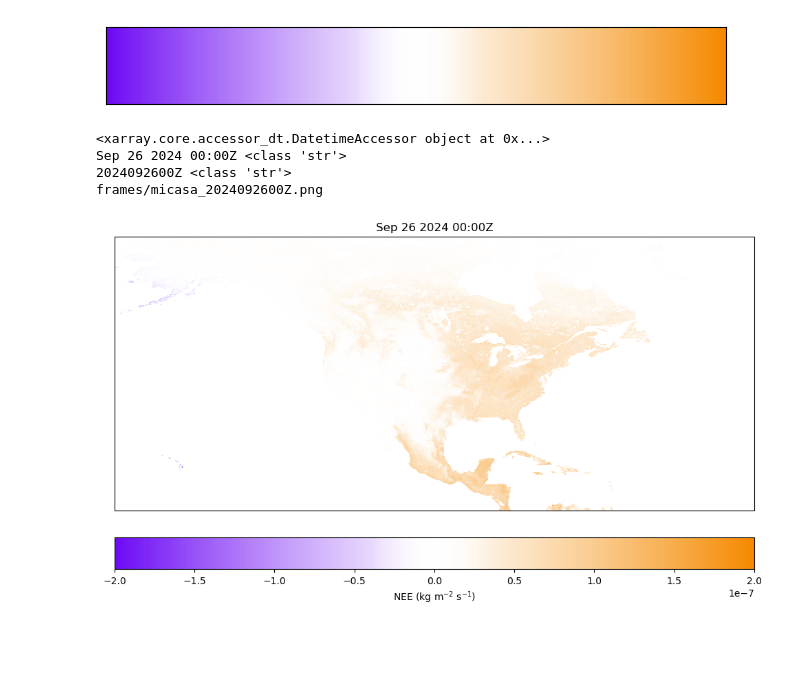
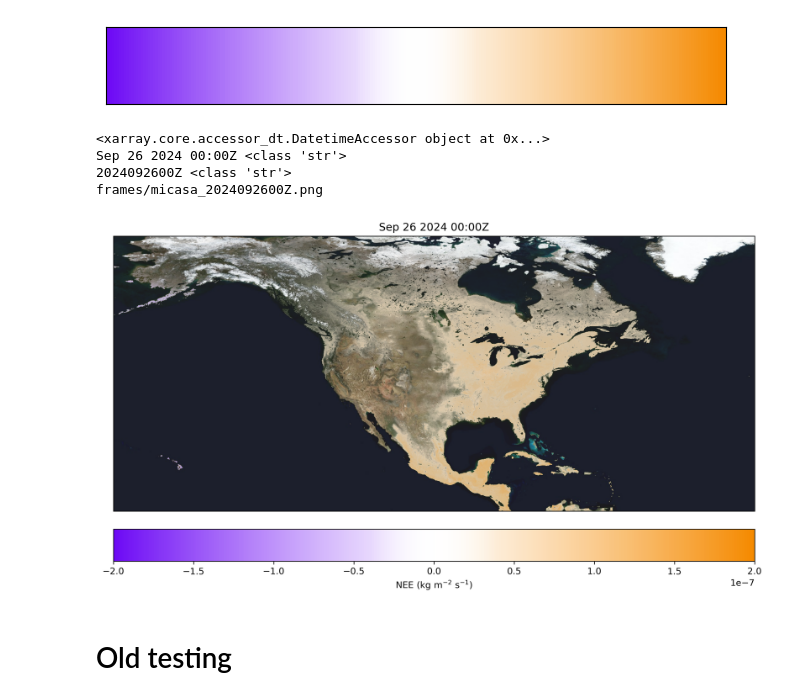
Before and after one commit to hannahzafar/micasa-animation, a Jupyter notebook: micasa-animation.ipynb, the cells around one changed output. Drawn from its saved outputs; the diff is of its cells as text; code cells hidden in the pictures; blank space fills up the shorter version.

```diff
--- a/micasa-animation.ipynb
+++ b/micasa-animation.ipynb
@@ -206,35 +196,48 @@ plt.show()
+# %%
+# Import basemap image saved locally
+cartopy_files = os.path.join(cartopy.config['data_dir'],'mapimgs/')
+map_path = os.path.join(cartopy_files, 'world.200409.3x5400x2700.jpg')
+# %%
+# Read in image  using maplotlib
+img = plt.imread(map_path)
+# Define the image (covers the entire Earth)
+img_extent = (-180, 180, -90, 90)
 # %%
 # Testing plot design for animation
-fig, ax = plt.subplots(figsize=(12,10),subplot_kw= {'projection': proj});
-# ax.stock_img() # default basemap
-
+fig, ax = plt.subplots(figsize=(12.8, 7.2), dpi=300,subplot_kw= {'projection': proj});
 ax.set_extent([min_lon,max_lon,min_lat,max_lat], crs=proj)
 
 data_at_time = ds_subset_mask.isel(time=0)
+# ax.coastlines()
+
+
+ax.imshow(img, origin='upper', extent=img_extent, transform=ccrs.PlateCarree(),alpha=0.9)
 
 im = ax.pcolormesh(data_at_time.lon, data_at_time.lat, data_at_time.variable,
                        cmap=custom_cmap,vmin=-2e-7, vmax=2e-7)
 
 time_value = data_at_time.time.dt
 print(time_value)
 title = time_value.strftime('%b %d %Y %H:%MZ').item()
 print(title, type(title))
 
 ax.set_title(title)
 
 cbar = plt.colorbar(im, ax=ax, orientation='horizontal',pad=0.05)
 cbar.set_label("NEE (kg m$^{-2}$ s$^{-1}$)")
 filedt = time_value.strftime('%Y%m%d%HZ').item()
 print(filedt,type(filedt))
 
 frame = f"{output_dir}/{filename}_{filedt}.png"
 print(frame)
 # %% [output]
 <xarray.core.accessor_dt.DatetimeAccessor object at 0x...>
 Sep 26 2024 00:00Z <class 'str'>
 2024092600Z <class 'str'>
 frames/micasa_2024092600Z.png
-[figure, old version]
+[figure, new version]
+# %% [markdown]
+# Old testing
 # %%
 print(time_value.day)
 
```
Also changed, not shown: parts of 7 cells of this notebook, 1 other file.
